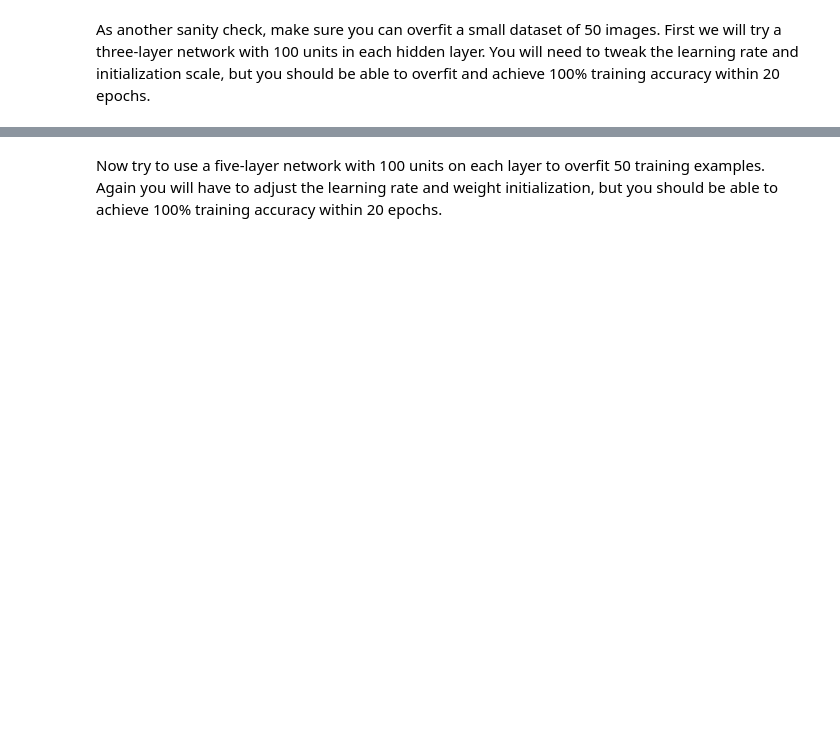
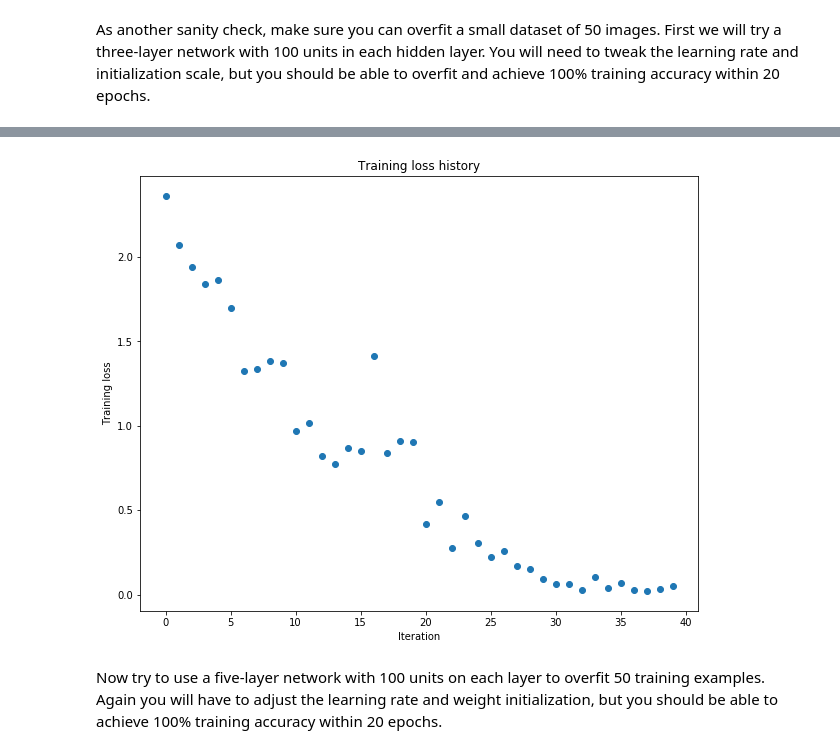
Before and after one commit to cqchu/cs231n-Notes, a Jupyter notebook: Assignment/assignment2/FullyConnectedNets.ipynb, the cells around one changed output, grey strips where cells are left out. Saved outputs shown, nothing was run; the diff lists cells and outputs as text; code cells hidden in the pictures; blank space fills up the shorter version.

```diff
--- a/Assignment/assignment2/FullyConnectedNets.ipynb
+++ b/Assignment/assignment2/FullyConnectedNets.ipynb
@@ -414,7 +425,7 @@ small_data = {
 }
 
 weight_scale = 1e-2
-learning_rate = 1e-4
+learning_rate = 1e-2
 model = FullyConnectedNet([100, 100],
               weight_scale=weight_scale, dtype=np.float64)
 solver = Solver(model, small_data,
@@ -431,3 +442,4 @@ plt.title('Training loss history')
 plt.xlabel('Iteration')
 plt.ylabel('Training loss')
 plt.show()
+# %% [output]
@@ -434,3 +463,4 @@ plt.show()
+[figure, added]
 # %% [markdown]
 Now try to use a five-layer network with 100 units on each layer to overfit 50 training examples. Again you will have to adjust the learning rate and weight initialization, but you should be able to achieve 100% training accuracy within 20 epochs.
 # %%
```
Also changed, not shown: parts of 9 cells of this notebook, 2 other files.
